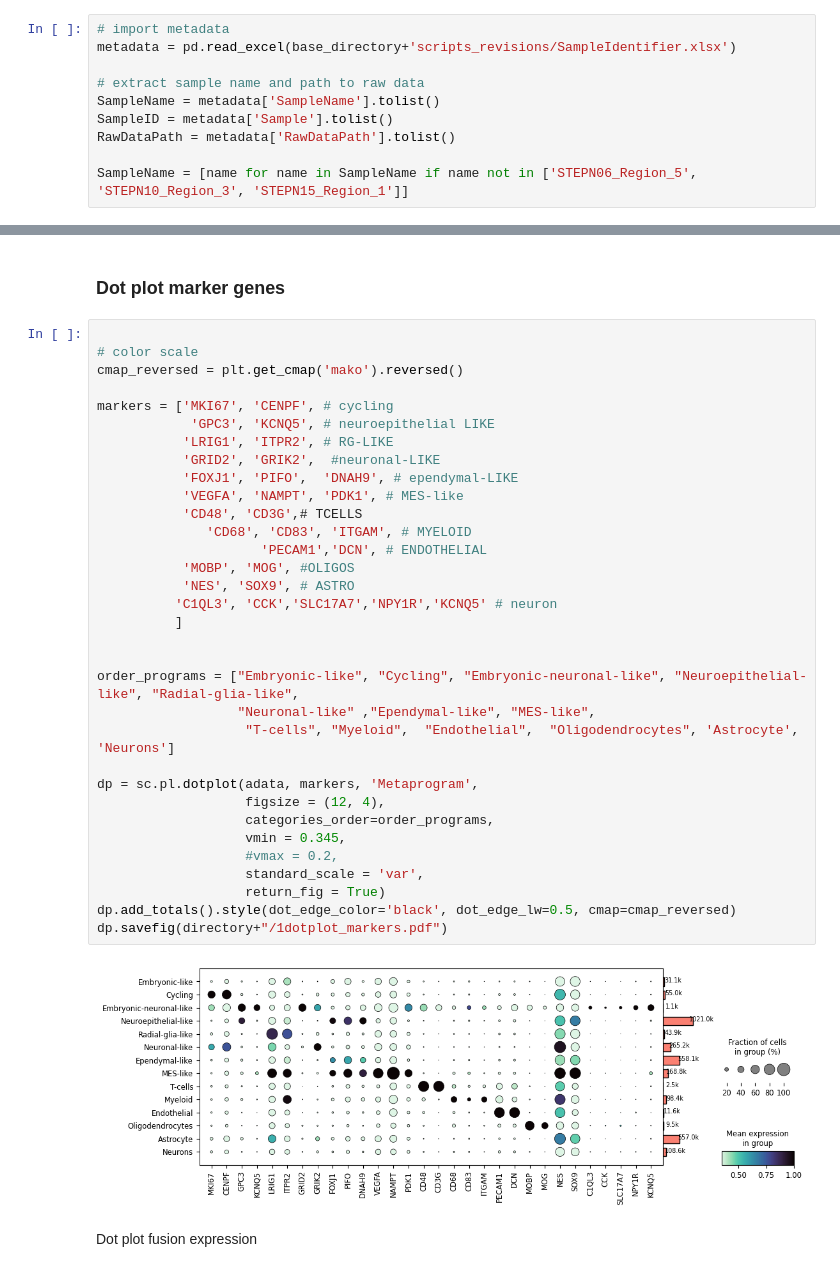
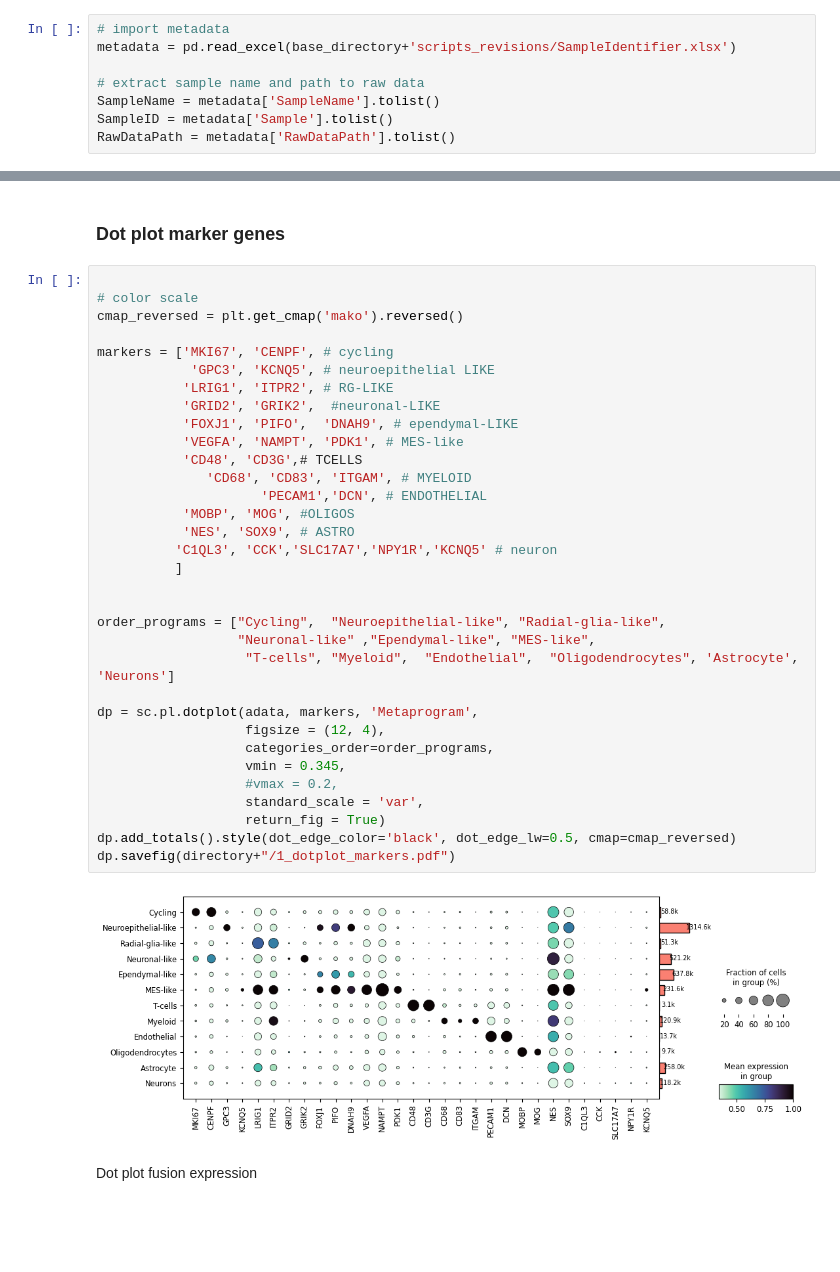
Before and after one commit to FilbinLab/Multidimensional_STEPN, a Jupyter notebook: 4.Xenium/plots/1_DotPlot_markers.ipynb, the cells around one changed output, grey strips where cells are left out. Cells and saved outputs as stored; diff of their text form; blank space fills up the shorter version.

```diff
--- a/4.Xenium/plots/1_DotPlot_markers.ipynb
+++ b/4.Xenium/plots/1_DotPlot_markers.ipynb
@@ -33,8 +33,6 @@ metadata = pd.read_excel(base_directory+'scripts_revisions/SampleIdentifier.xlsx
 SampleName = metadata['SampleName'].tolist()
 SampleID = metadata['Sample'].tolist()
 RawDataPath = metadata['RawDataPath'].tolist()
-
-SampleName = [name for name in SampleName if name not in ['STEPN06_Region_5', 'STEPN10_Region_3', 'STEPN15_Region_1']]
 # %%
 # color palette
 metaprogram_names = ["Cycling", "Neuroepithelial-like", "Radial-glia-like",
@@ -113,36 +108,36 @@ STEPN12_Region_4
 # color scale
 cmap_reversed = plt.get_cmap('mako').reversed()
 
 markers = ['MKI67', 'CENPF', # cycling
             'GPC3', 'KCNQ5', # neuroepithelial LIKE
            'LRIG1', 'ITPR2', # RG-LIKE
            'GRID2', 'GRIK2',  #neuronal-LIKE
            'FOXJ1', 'PIFO',  'DNAH9', # ependymal-LIKE
            'VEGFA', 'NAMPT', 'PDK1', # MES-like
            'CD48', 'CD3G',# TCELLS
               'CD68', 'CD83', 'ITGAM', # MYELOID
                      'PECAM1','DCN', # ENDOTHELIAL
            'MOBP', 'MOG', #OLIGOS
            'NES', 'SOX9', # ASTRO
           'C1QL3', 'CCK','SLC17A7','NPY1R','KCNQ5' # neuron
           ]
 
 
-order_programs = ["Embryonic-like", "Cycling", "Embryonic-neuronal-like", "Neuroepithelial-like", "Radial-glia-like",
+order_programs = ["Cycling",  "Neuroepithelial-like", "Radial-glia-like",
                   "Neuronal-like" ,"Ependymal-like", "MES-like",
                    "T-cells", "Myeloid",  "Endothelial",  "Oligodendrocytes", 'Astrocyte', 'Neurons']
 
 dp = sc.pl.dotplot(adata, markers, 'Metaprogram',
                    figsize = (12, 4),
                    categories_order=order_programs,
                    vmin = 0.345,
                    #vmax = 0.2,
                    standard_scale = 'var',
                    return_fig = True)
 dp.add_totals().style(dot_edge_color='black', dot_edge_lw=0.5, cmap=cmap_reversed)
-dp.savefig(directory+"/1dotplot_markers.pdf")
+dp.savefig(directory+"/1_dotplot_markers.pdf")
 # %% [output]
-[figure, old version]
+[figure, new version]
 # %% [markdown]
 Dot plot fusion expression
 # %%
```
Also changed, not shown: parts of 2 cells of this notebook, 9 other files.
